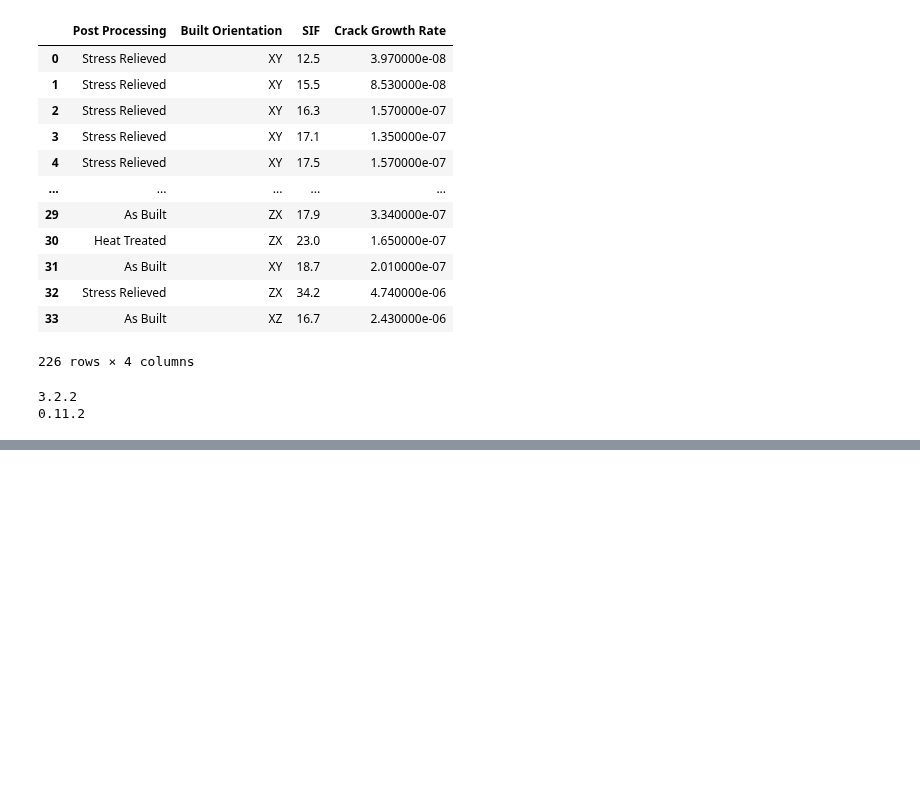
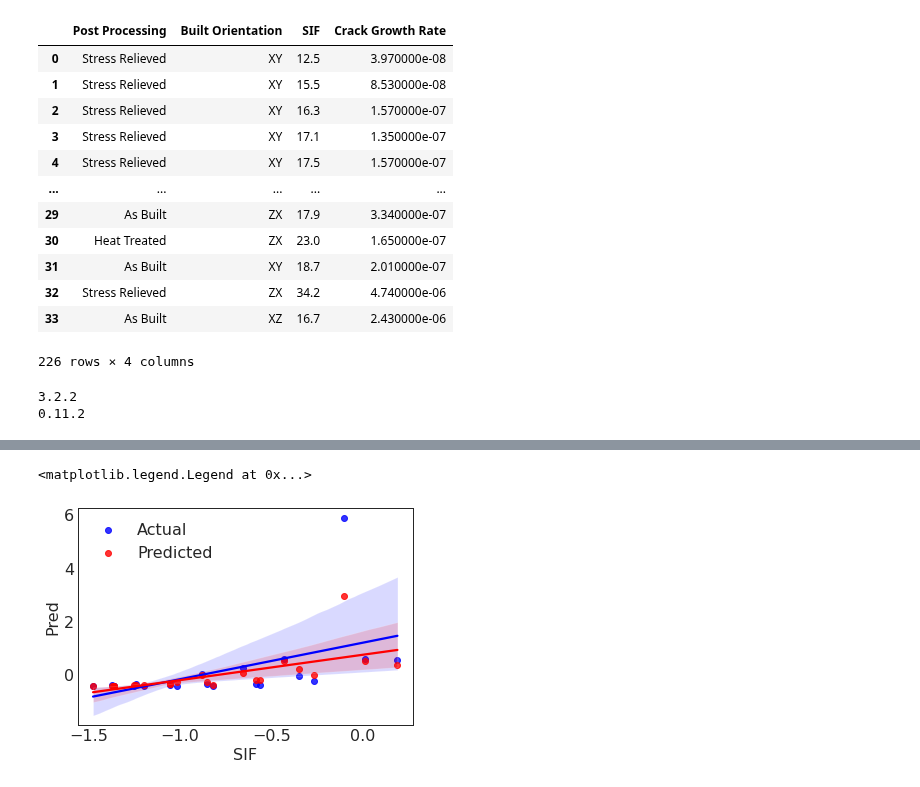
Before and after one commit to Sujal-vajire/Machine-learning-models, a Jupyter notebook: Comparative_Study_of_Various_Machine_Learning_Models_to_Predict_Fatigue_Crack_Growth_Rate.ipynb, the cells around one changed output, grey strips where cells are left out. Cells and saved outputs as stored; diff of their text form; code cells hidden in the pictures; blank space fills up the shorter version.

```diff
--- a/Comparative_Study_of_Various_Machine_Learning_Models_to_Predict_Fatigue_Crack_Growth_Rate.ipynb
+++ b/Comparative_Study_of_Various_Machine_Learning_Models_to_Predict_Fatigue_Crack_Growth_Rate.ipynb
@@ -205,0 +242,9 @@ mae = []
+# %%
+
+df_0_0 = df_final[(df_final['Post Processing'] == 0) & (df_final['Built Orientation'] == 2)]
+sns.regplot(df_0_0['SIF'],df_0_0['Crack Growth Rate'],color = 'b',label = 'Actual')
+sns.regplot(df_0_0['SIF'],df_0_0['Pred'],color = 'r',label = 'Predicted')
+plt.legend()
+# %% [output]
+<matplotlib.legend.Legend at 0x...>
+[figure, added]
```
Also changed, not shown: parts of 22 cells of this notebook.
